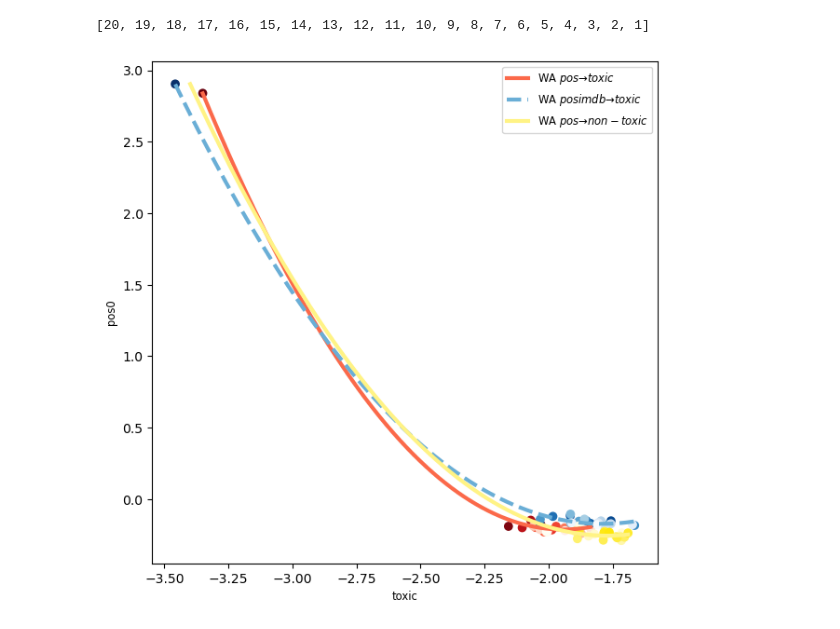
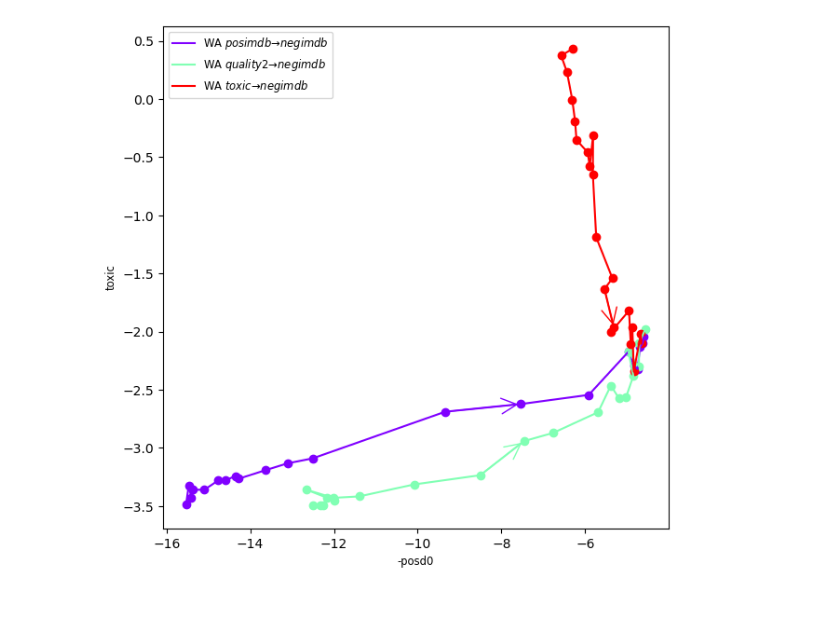
Before and after one commit to alexrame/domainbedv2, a Jupyter notebook: notebooks/rl/plot_rl.ipynb, the cells around one changed output. Saved outputs shown, nothing was run; the diff lists cells and outputs as text; code cells hidden in the pictures.

```diff
--- a/notebooks/rl/plot_rl.ipynb
+++ b/notebooks/rl/plot_rl.ipynb
@@ -16,6 +15,0 @@ import logs_rl_pos_vs_toxic, logs_rl_pos_vs_toxic0, logs_rl_posimdb_vs_toxic
-# %%
-plot.plt.rcParams["figure.figsize"] = (6, 6)
-# %%
-list(range(20, 0, -1))
-# %% [output]
-[20, 19, 18, 17, 16, 15, 14, 13, 12, 11, 10, 9, 8, 7, 6, 5, 4, 3, 2, 1]
@@ -22,34 +39,32 @@ list(range(20, 0, -1))
 # %%
 plot.plt.rcParams["figure.figsize"] = (7, 7)
 plot.SIZE_AXIS = "small"
 plot.SIZE = "small"
 fig_dr = plot.plot_key(
-    [
-        logs_rl_pos_vs_toxic.l,
-        logs_rl_posimdb_vs_toxic.l,
-        logs_rl_pos_vs_toxic0.l,
-    ],
-    key_x="toxic",
-    key_y="pos0",
-    labels=[
-        r"WA $pos \to toxic$",
-        r"WA $pos imdb \to toxic$",
-        r"WA $pos \to non-toxic$",
-    ],
+    [module.l for module in modules][:3],
+    key_x="-posd0",
+    key_y="toxic",
+    labels=[module.label for module in modules],
     loc="best",
-    keycolor="lambda",
-    colormaps=[
-        "Reds",
-        "Blues",
-        "Yellows",
-    ],
-    linestyles=[ls if ls not in [] else None for ls in [
-        "solid",
-        "dashed",
-        "solid",
-    ]],
-    connect_points=False,
+    # keycolor="lambda",
+    # colormaps=[
+    #     "Reds",
+    #     "Purples",
+    #     "Oranges",
+    #     "Greys",
+    #     "Blues",
+    #     "Yellows",
+    #     "Greens",
+    # ],
+    linestyles=["solid" for module in modules],
+    # linestyles=[ls if ls not in [] else None for ls in [
+    #     "solid",
+    #     "dashed",
+    #     "solid",
+    #     "solid",
+    # ]],
+    connect_points=True,
     order=2,
 )
 # %% [output]
-[figure, old version]
+[figure, new version]
```
Also changed, not shown: parts of 2 cells of this notebook, 9 other files.
